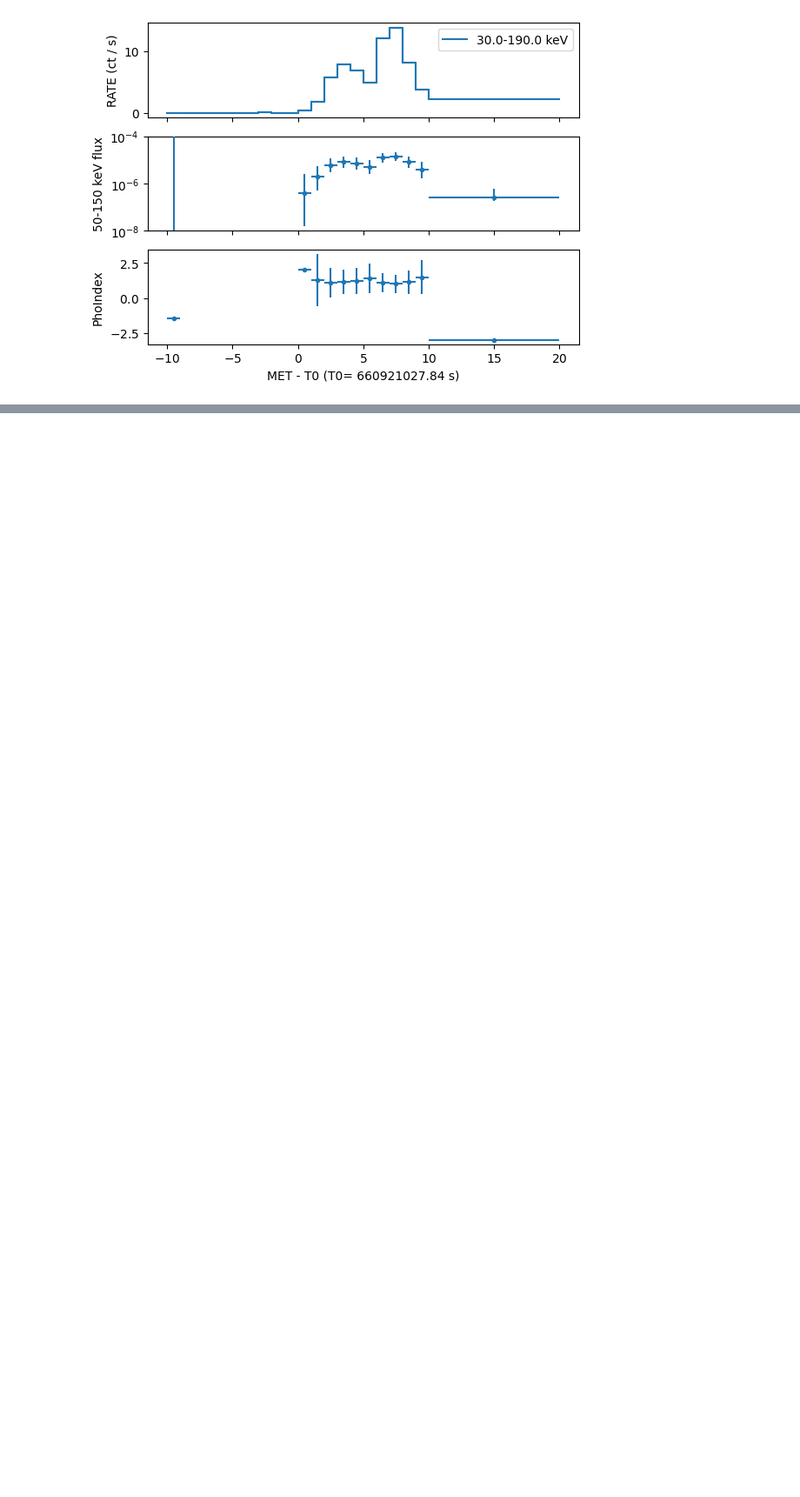
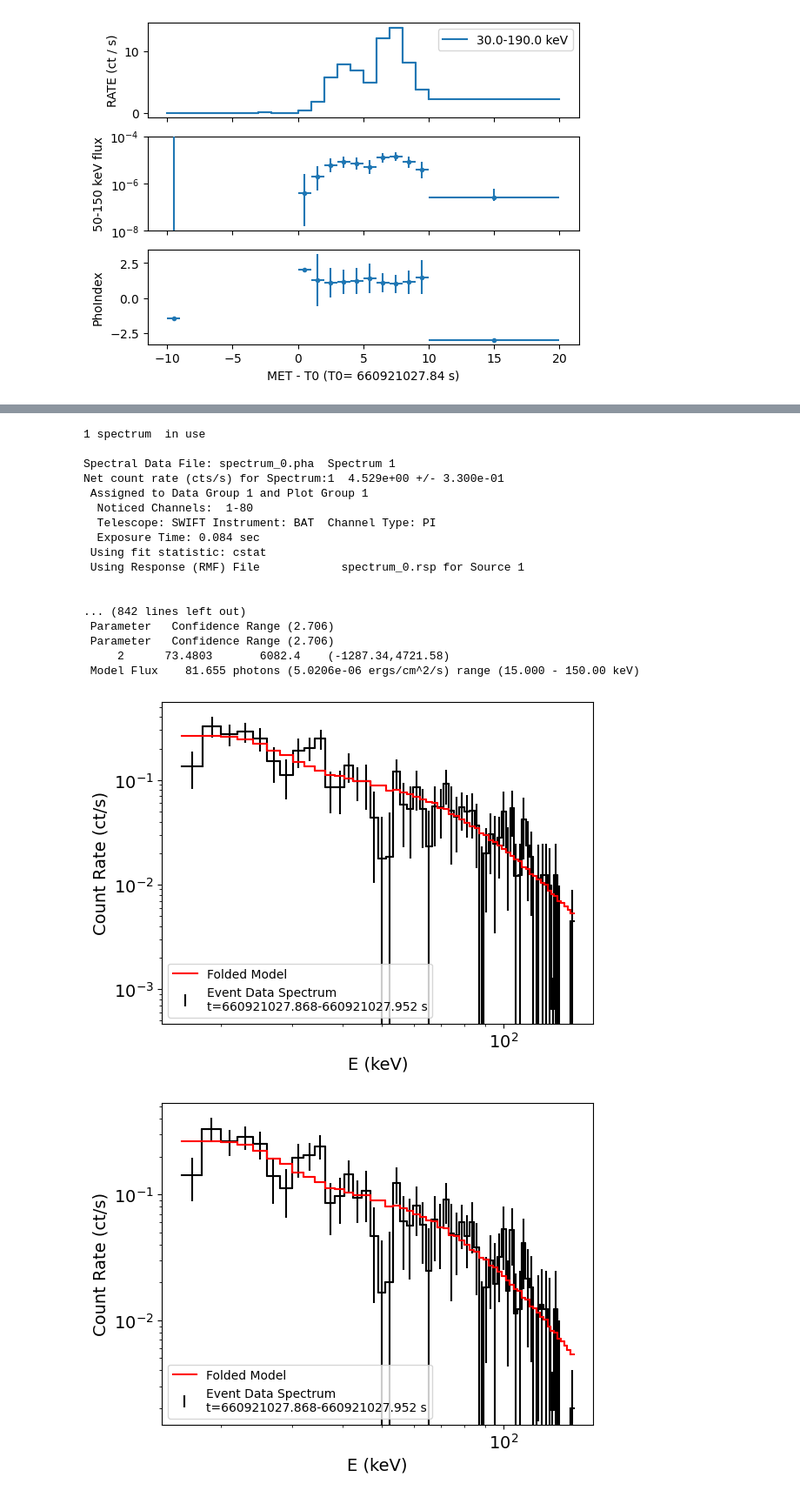
Before and after one commit to parsotat/BatAnalysis, a Jupyter notebook: notebooks/Example_TTE_data_analysis.ipynb, the cells around one changed output, grey strips where cells are left out. Shown at 87% size. Saved outputs shown, nothing was run; the diff lists cells and outputs as text; code cells hidden in the pictures; blank space fills up the shorter version.

```diff
--- a/notebooks/Example_TTE_data_analysis.ipynb
+++ b/notebooks/Example_TTE_data_analysis.ipynb
@@ -790,3 +762,0 @@ AttributeError: 'Response' object has no attribute 'p'
-# %%
-for i in spectrum_list:
-    i.plot()
@@ -806,0 +767,66 @@ for i in spectrum_list:
+# %%
+import requests as reqs
+from bs4 import BeautifulSoup as bso
+
+base_url="https://swift.gsfc.nasa.gov/results/batgrbcat/GRB211211A/data_product/remake_spec/spec_time_resolved/"
+site=reqs.get(base_url)
+mysoup = bso(site.text, 'html.parser')
+
+#get the list of time resolved spectra directories
+resolve_spec_dir=[i.text for i in mysoup.select("body a") if "resolved_spec" in i.text]
+
+#iterate through each and get the pha/rsp file and the timestart/end of the spectrum
+num_to_show=4
+for i in resolve_spec_dir[:num_to_show]:
+    site=reqs.get(base_url+i)
+    specsoup = bso(site.text, 'html.parser')
+    spect_files=specsoup.select("body a")
+
+    #get the spectrum time info
+    time_info=reqs.get(base_url+i+"spectrum_times.txt")
+    times=[float(i) for i in time.text.splitlines()[1].split()[-2:]]
+
+    #get the pha and rsp files
+    pha_filename=[i.text for i in spect_files if ".pha" in i.text][0]
+    rsp_filename=[i.text for i in spect_files if ".rsp" in i.text][0]
+
+    pha_file=reqs.get(base_url+i+pha_filename)
+    rsp_file=reqs.get(base_url+i+rsp_filename)
+
+    with open(ba.datadir().joinpath(pha_filename), 'wb') as f:
+        f.write(pha_file.content)
+    with open(ba.datadir().joinpath(rsp_filename), 'wb') as f:
+        f.write(rsp_file.content)
+
+    #load the downloaded spectrum file
+    grbcat_spect=ba.Spectrum.from_file(ba.datadir().joinpath(pha_filename))
+
+    #create the BatAnalysis PHA file
+    test_spect=event.create_pha(timebins=times*u.s, recalc=True)
+
+    #fit both spectra with defaults
+    output_test_spectra=ba.parallel.batspectrum_analysis([test_spect, grbcat_spect])
+
+    #plot the spectra and the fits
+    fig,ax=test_spect.plot()
+    fig,ax=grbcat_spect.plot()
+# %% [output]
+1 spectrum  in use
+
+Spectral Data File: spectrum_0.pha  Spectrum 1
+Net count rate (cts/s) for Spectrum:1  4.529e+00 +/- 3.300e-01
+ Assigned to Data Group 1 and Plot Group 1
+  Noticed Channels:  1-80
+  Telescope: SWIFT Instrument: BAT  Channel Type: PI
+  Exposure Time: 0.084 sec
+ Using fit statistic: cstat
+ Using Response (RMF) File            spectrum_0.rsp for Source 1
+
+
+... (842 lines left out)
+ Parameter   Confidence Range (2.706)
+ Parameter   Confidence Range (2.706)
+     2      73.4803       6082.4    (-1287.34,4721.58)
+ Model Flux    81.655 photons (5.0206e-06 ergs/cm^2/s) range (15.000 - 150.00 keV)
+[figure, added]
+[figure, added]
```
Also changed, not shown: parts of 15 cells of this notebook.
